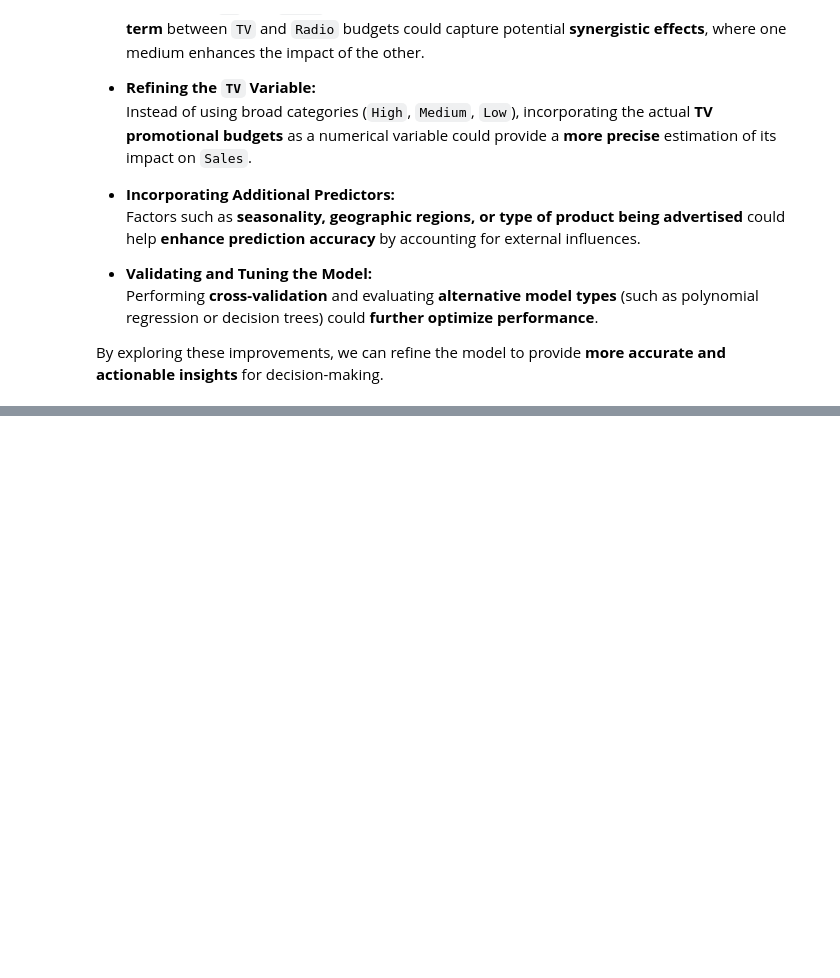
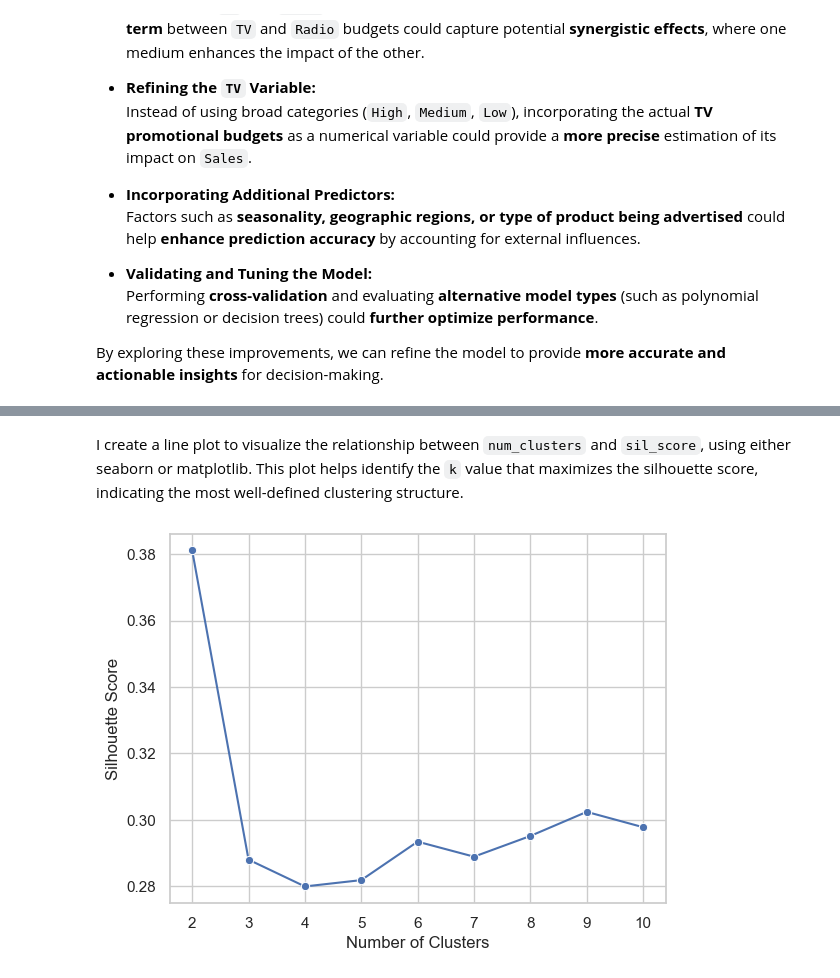
Before and after one commit to Cyberoctane29/Influencer-Impact-and-Marketing-Sales-Modeling-and-Analysis, a Jupyter notebook: Influencer_Impact_and_Marketing_Sales_Modeling_and_Analysis.ipynb, the cells around one changed output, grey strips where cells are left out. Saved outputs shown, nothing was run; the diff lists cells and outputs as text; code cells hidden in the pictures; blank space fills up the shorter version.

```diff
--- a/Influencer_Impact_and_Marketing_Sales_Modeling_and_Analysis.ipynb
+++ b/Influencer_Impact_and_Marketing_Sales_Modeling_and_Analysis.ipynb
@@ -1735,0 +1903,20 @@ By structuring these findings clearly, I can provide stakeholders with the insig
+# %%
+def kmeans_sil(num_clusters, x_vals):
+    sil_score = []
+    for num in num_clusters:
+        kms = KMeans(n_clusters=num, random_state=42)
+        kms.fit(x_vals)
+        sil_score.append(silhouette_score(x_vals, kms.labels_))
+    return sil_score
+# %% [markdown]
+I create a line plot to visualize the relationship between `num_clusters` and `sil_score`, using either seaborn or matplotlib. This plot helps identify the `k` value that maximizes the silhouette score, indicating the most well-defined clustering structure.
+# %%
+
+sil_score = kmeans_sil(num_clusters, X_scaled)
+
+sns.lineplot(x=num_clusters, y=sil_score, marker='o')
+plt.xlabel("Number of Clusters")
+plt.ylabel("Silhouette Score")
+plt.show()
+# %% [output]
+[figure, added]
```
Also changed, not shown: parts of 87 cells of this notebook.
